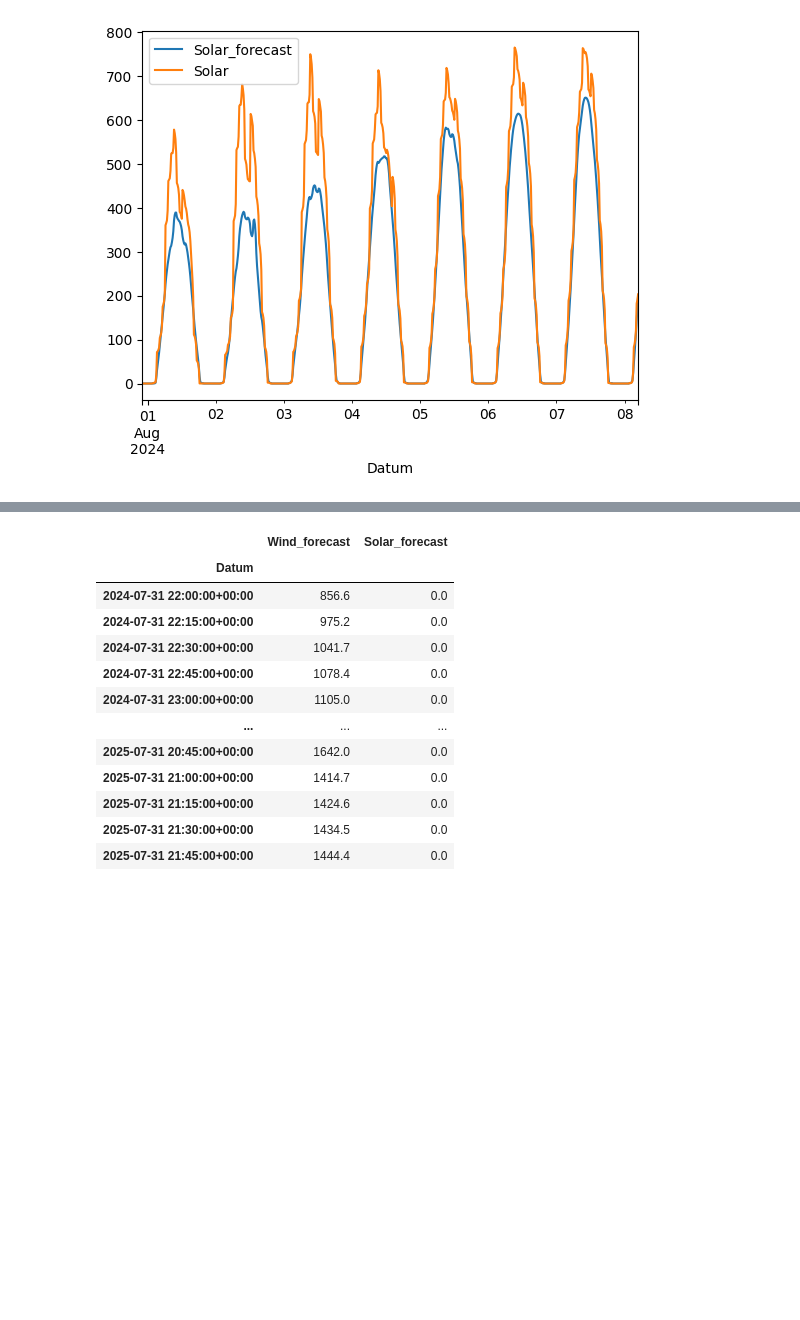
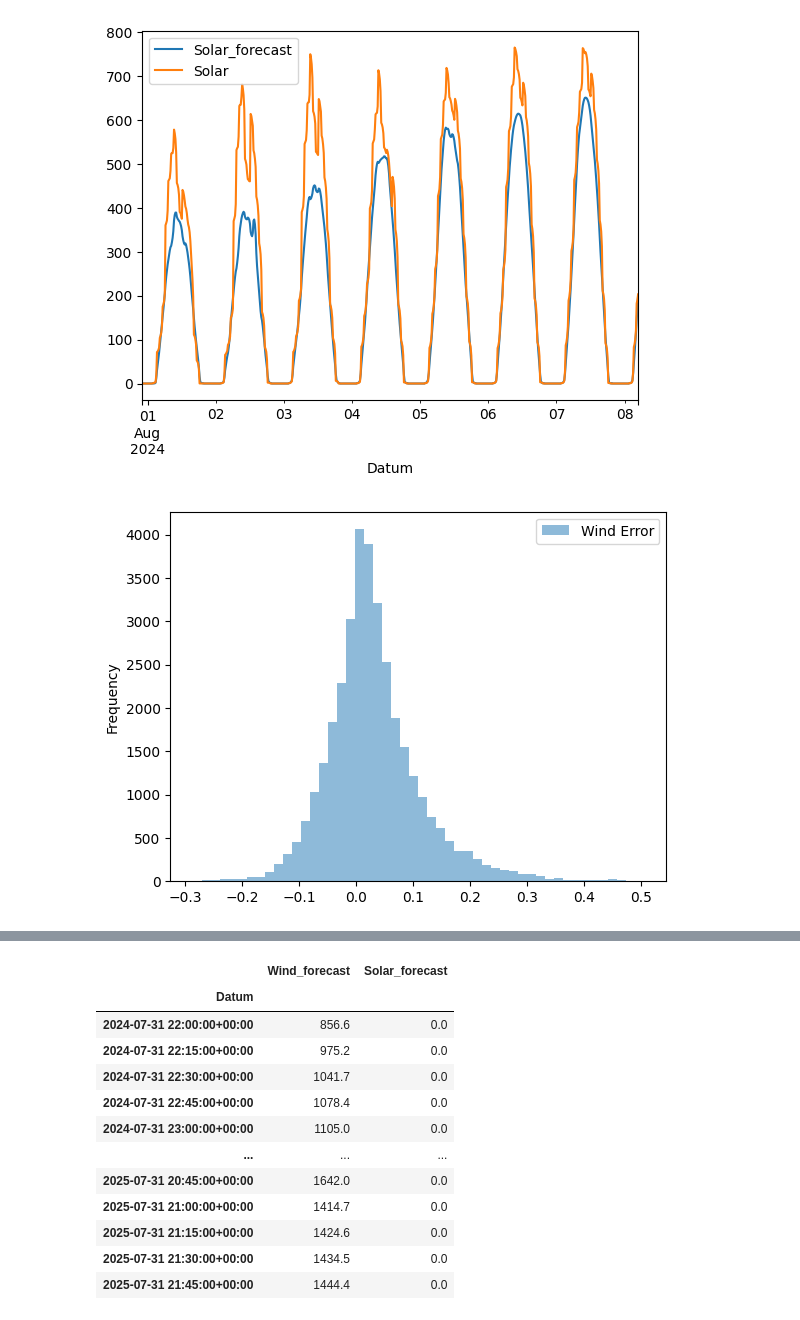
Before and after one commit to cvonholly/dvpp_reward_mechanism, a Jupyter notebook: src/get_pv_wind_playground.ipynb, the cells around one changed output, grey strips where cells are left out. Drawn from its saved outputs; the diff is of its cells as text; code cells hidden in the pictures; blank space fills up the shorter version.

Commit message:
create errors funciton

```diff
--- a/src/get_pv_wind_playground.ipynb
+++ b/src/get_pv_wind_playground.ipynb
@@ -104,3 +96,19 @@ plt.legend()
 plt.show()
 # %% [output]
 [figure]
+# %%
+# normalize
+wind_max, solar_max = df.max()
+df_forecast['Wind_forecast'] = df_forecast['Wind_forecast'] / wind_max
+df_forecast['Solar_forecast'] = df_forecast['Solar_forecast'] / solar_max
+df['Wind'] = df['Wind'] / wind_max
+df['Solar'] = df['Solar'] / solar_max
+# %%
+# plot error distribution for all timesteps
+error_wind = df_forecast['Wind_forecast'] - df['Wind']
+error_solar = df_forecast['Solar_forecast'] - df['Solar']
+error_wind.plot(kind='hist', bins=50, alpha=0.5, label='Wind Error')
+plt.legend()
+plt.show()
+# %% [output]
+[figure, added]
```
Also changed, not shown: parts of 14 cells of this notebook, 2 other files.
